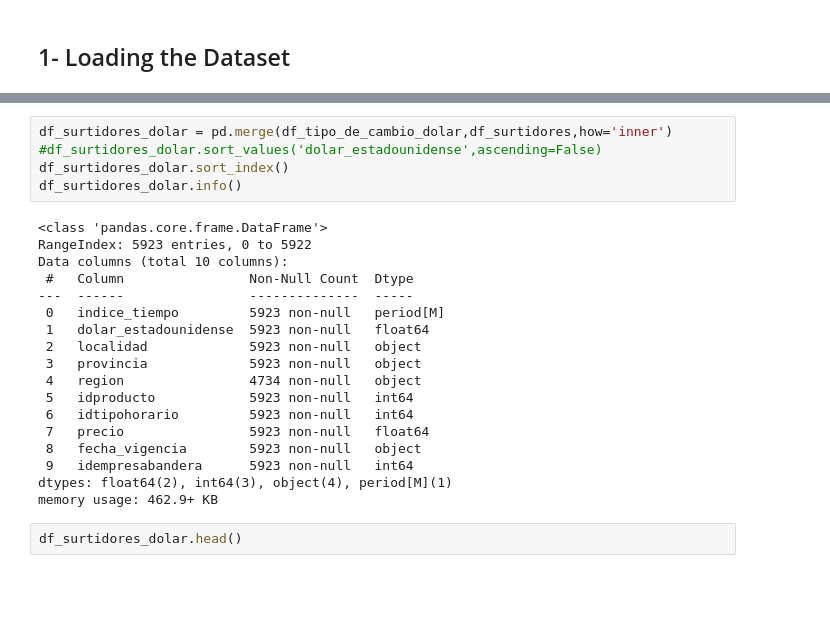
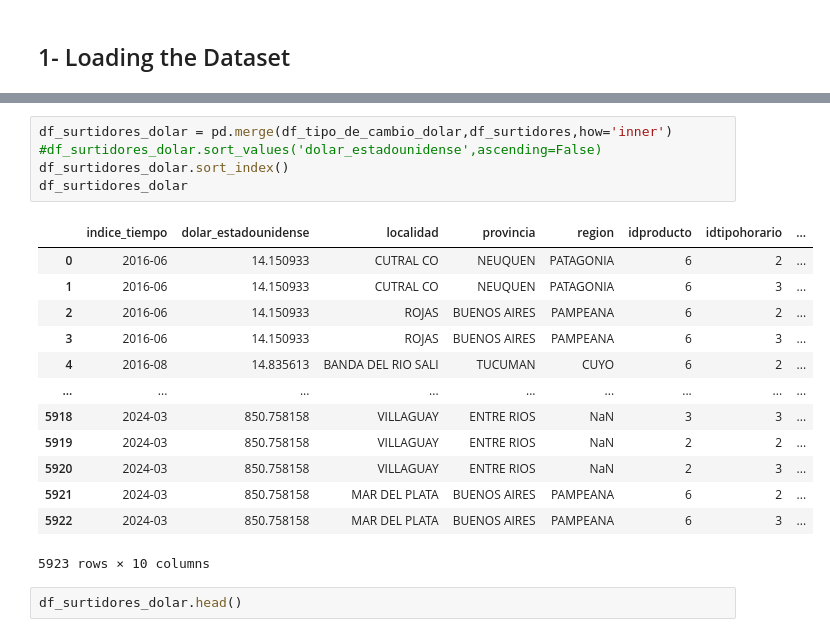
Before and after one commit to brunojaime/ml-training, a Jupyter notebook: Linear regression/Multi Linear Regression/precios_en_surtidor.ipynb, the cells around one changed output, grey strips where cells are left out. Drawn from its saved outputs; the diff is of its cells as text; blank space fills up the shorter version.

```diff
--- a/Linear regression/Multi Linear Regression/precios_en_surtidor.ipynb
+++ b/Linear regression/Multi Linear Regression/precios_en_surtidor.ipynb
@@ -56,26 +40,22 @@ See the caveats in the documentation: https://pandas.pydata.org/pandas-docs/stab
 # %%
 df_surtidores_dolar = pd.merge(df_tipo_de_cambio_dolar,df_surtidores,how='inner')
 #df_surtidores_dolar.sort_values('dolar_estadounidense',ascending=False)
 df_surtidores_dolar.sort_index()
-df_surtidores_dolar.info()
+df_surtidores_dolar
 # %% [output]
+|  | indice_tiempo | dolar_estadounidense | localidad | provincia | region | idproducto | idtipohorario | ... |
+| 0 | 2016-06 | 14.150933 | CUTRAL CO | NEUQUEN | PATAGONIA | 6 | 2 | ... |
+| 1 | 2016-06 | 14.150933 | CUTRAL CO | NEUQUEN | PATAGONIA | 6 | 3 | ... |
+| 2 | 2016-06 | 14.150933 | ROJAS | BUENOS AIRES | PAMPEANA | 6 | 2 | ... |
+| 3 | 2016-06 | 14.150933 | ROJAS | BUENOS AIRES | PAMPEANA | 6 | 3 | ... |
+| 4 | 2016-08 | 14.835613 | BANDA DEL RIO SALI | TUCUMAN | CUYO | 6 | 2 | ... |
+| ... | ... | ... | ... | ... | ... | ... | ... | ... |
+| 5918 | 2024-03 | 850.758158 | VILLAGUAY | ENTRE RIOS | NaN | 3 | 3 | ... |
+| 5919 | 2024-03 | 850.758158 | VILLAGUAY | ENTRE RIOS | NaN | 2 | 2 | ... |
+| 5920 | 2024-03 | 850.758158 | VILLAGUAY | ENTRE RIOS | NaN | 2 | 3 | ... |
+| 5921 | 2024-03 | 850.758158 | MAR DEL PLATA | BUENOS AIRES | PAMPEANA | 6 | 2 | ... |
+| 5922 | 2024-03 | 850.758158 | MAR DEL PLATA | BUENOS AIRES | PAMPEANA | 6 | 3 | ... |
-<class 'pandas.core.frame.DataFrame'>
-RangeIndex: 5923 entries, 0 to 5922
-Data columns (total 10 columns):
- #   Column                Non-Null Count  Dtype
----  ------                --------------  -----
- 0   indice_tiempo         5923 non-null   period[M]
- 1   dolar_estadounidense  5923 non-null   float64
- 2   localidad             5923 non-null   object
- 3   provincia             5923 non-null   object
- 4   region                4734 non-null   object
- 5   idproducto            5923 non-null   int64
- 6   idtipohorario         5923 non-null   int64
- 7   precio                5923 non-null   float64
- 8   fecha_vigencia        5923 non-null   object
- 9   idempresabandera      5923 non-null   int64
-dtypes: float64(2), int64(3), object(4), period[M](1)
-memory usage: 462.9+ KB
+5923 rows × 10 columns
 # %%
 df_surtidores_dolar.head()
 # %% [output]
```
Also changed, not shown: parts of 41 cells of this notebook.
